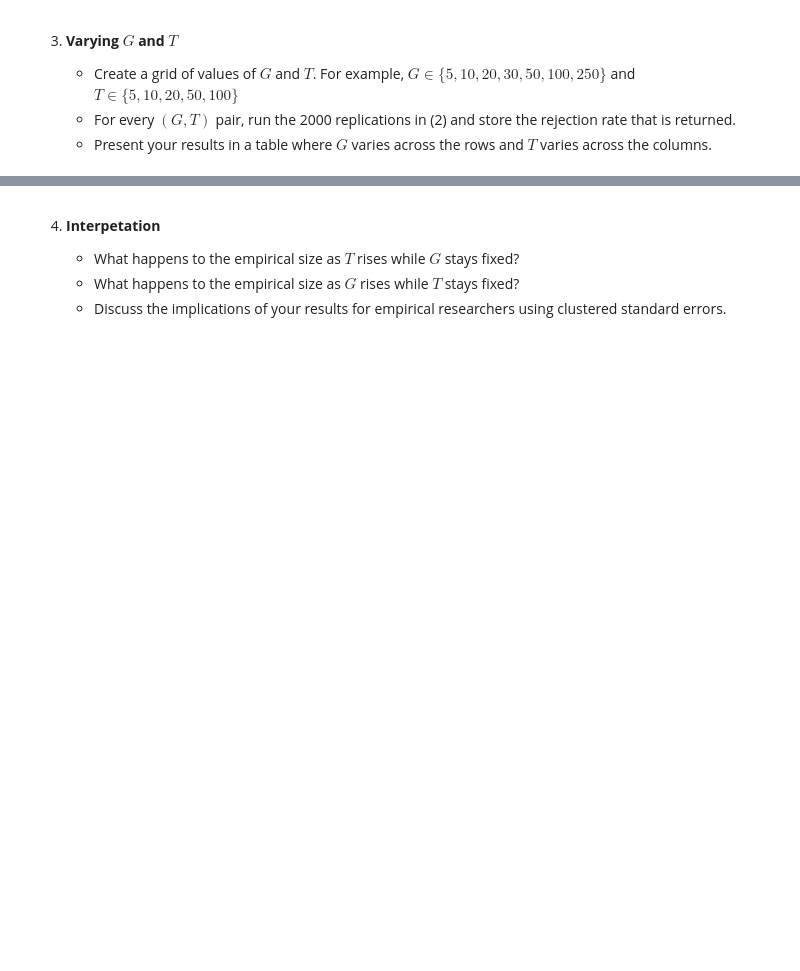
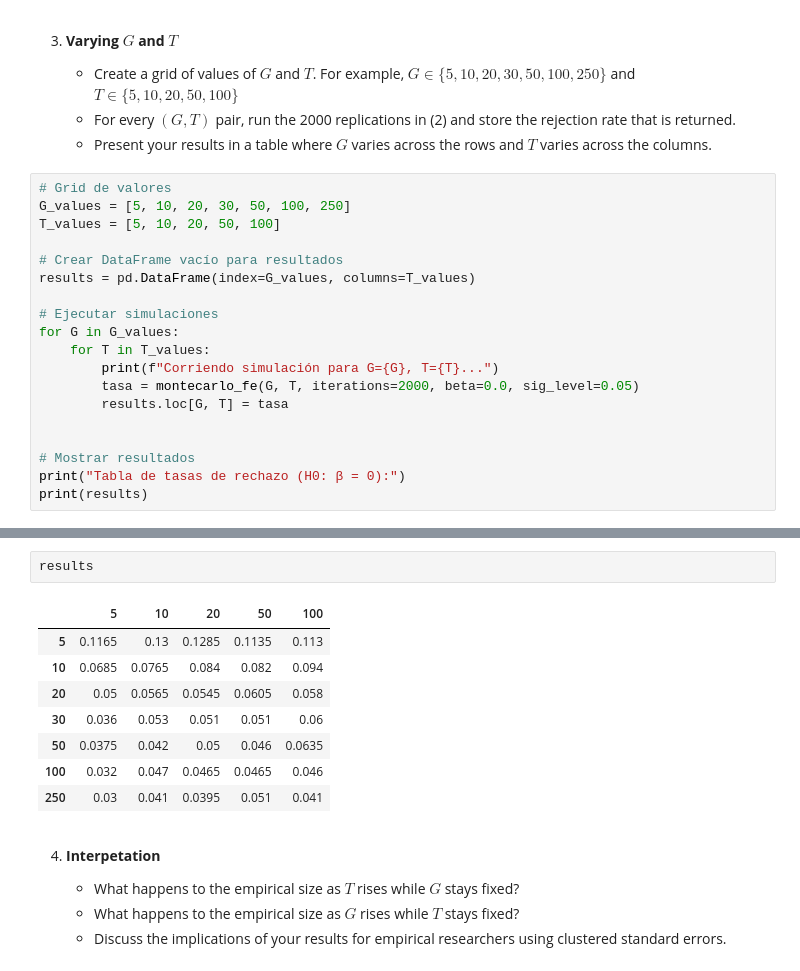
Before and after one commit to cramirezda/micro, a Jupyter notebook: Assignment_6_questions.ipynb, the cells around one changed output, grey strips where cells are left out. Saved outputs shown, nothing was run; the diff lists cells and outputs as text; blank space fills up the shorter version.

```diff
--- a/Assignment_6_questions.ipynb
+++ b/Assignment_6_questions.ipynb
@@ -312,3 +398,22 @@ NameError: name 'random' is not defined
    - Create a grid of values of $G$ and $T$. For example, $G \in \{5,10,20,30,50,100,250\}$ and $T \in \{5, 10, 20, 50, 100\}$
    - For every $(G,T)$ pair, run the 2000 replications in (2) and store the rejection rate that is returned.
    - Present your results in a table where $G$ varies across the rows and $T$ varies across the columns.
+# %%
+# Grid de valores
+G_values = [5, 10, 20, 30, 50, 100, 250]
+T_values = [5, 10, 20, 50, 100]
+
+# Crear DataFrame vacío para resultados
+results = pd.DataFrame(index=G_values, columns=T_values)
+
+# Ejecutar simulaciones
+for G in G_values:
+    for T in T_values:
+        print(f"Corriendo simulación para G={G}, T={T}...")
+        tasa = montecarlo_fe(G, T, iterations=2000, beta=0.0, sig_level=0.05)
+        results.loc[G, T] = tasa
+
+
+# Mostrar resultados
+print("Tabla de tasas de rechazo (H0: β = 0):")
+print(results)
@@ -315,3 +438,14 @@ NameError: name 'random' is not defined
+# %%
+results
+# %% [output]
+|  | 5 | 10 | 20 | 50 | 100 |
+| 5 | 0.1165 | 0.13 | 0.1285 | 0.1135 | 0.113 |
+| 10 | 0.0685 | 0.0765 | 0.084 | 0.082 | 0.094 |
+| 20 | 0.05 | 0.0565 | 0.0545 | 0.0605 | 0.058 |
+| 30 | 0.036 | 0.053 | 0.051 | 0.051 | 0.06 |
+| 50 | 0.0375 | 0.042 | 0.05 | 0.046 | 0.0635 |
+| 100 | 0.032 | 0.047 | 0.0465 | 0.0465 | 0.046 |
+| 250 | 0.03 | 0.041 | 0.0395 | 0.051 | 0.041 |
 # %% [markdown]
 4. **Interpetation**
 
```
Also changed, not shown: parts of 8 cells of this notebook.
